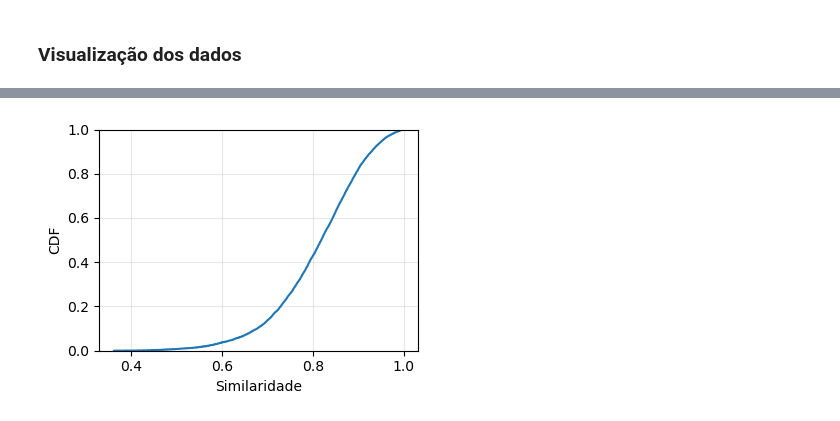
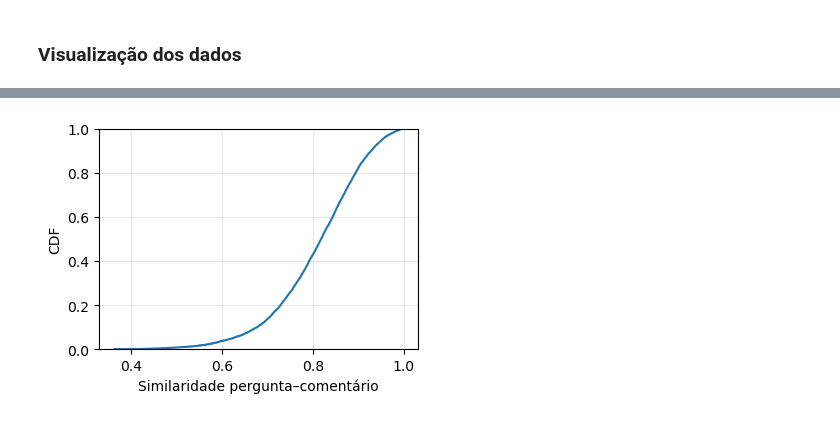
Before and after one commit to gabrielct1/projeto-gravidez, a Jupyter notebook: notebooks/embed_dist.ipynb, the cells around one changed output, grey strips where cells are left out. Saved outputs shown, nothing was run; the diff lists cells and outputs as text; code cells hidden in the pictures.

```diff
--- a/notebooks/embed_dist.ipynb
+++ b/notebooks/embed_dist.ipynb
@@ -36,16 +37,16 @@ os.makedirs(OUTPUT_PATH_EMBEDDINGS, exist_ok=True)
 # %% [markdown]
 ### Carregamento e preparação dos dados
 # %%
-TERMS = []
+gold_questions = []
 
-with open(DATA_PATH_QUERIES, "r", encoding="utf-8") as f:
+with open(DATA_PATH_GOLD, "r", encoding="utf-8") as f:
     for line in f:
         line = line.strip()
 
         if line:
-            TERMS.append(line)
+            gold_questions.append(line)
 
-print(TERMS)
+print(gold_questions)
 # %% [output]
 ['Como ter certeza que estou grávida?', 'Quando devo começar as visitas ao pré-natal?', 'Onde posso fazer o pré-natal?', 'Quantas consultas de pré-natal será bom para mim e para meu bebê?', 'O que dev ...
 # %%
@@ -496,8 +485,7 @@ X_original = np.vstack([original_comments, comments])
 # %%
-X_pca_original = pca.fit_transform(X_original)
-X_original_2d = tsne.fit_transform(X_pca_original)
-
-len_original_comments = len(original_comments)
-original_comments_2d = X_original_2d[:len_original_comments]
-comments_2d_ = X_original_2d[len_original_comments:]
+# Como os embeddings já estão normalizados, o produto escalar é o cosseno.
+df_pairs['similaridade_pergunta_comentario'] = np.sum(
+    question_embeddings * paired_comment_embeddings,
+    axis=1,
+)
 # %%
@@ -558,10 +502,6 @@ plt.show()
 # %%
-df_pairs = df_questions.merge(
-    df_comments[["comment_id", "comment"]],
-    on="comment_id",
-    how="left",
-    validate="many_to_one",
-)
-
-assert df_pairs["comment"].notna().all()
+pair_columns = [
+    'comment_id', 'perguntas', 'comment',
+    'similaridade_pergunta_comentario', 'topic_id', 'Name',
+]
 # %%
@@ -593,5 +523,8 @@ comment_embeddings = MODEL.encode(
 # %%
-df_pairs["similaridade"] = np.sum(
-    question_embeddings * comment_embeddings,
-    axis=1,
+similarity_by_topic = (
+    df_pairs
+    .groupby(['topic_id', 'Name'], dropna=False)['similaridade_pergunta_comentario']
+    .agg(['count', 'mean', 'median', 'std'])
+    .sort_values('mean')
 )
+similarity_by_topic.head()
@@ -598,14 +539,14 @@ df_pairs["similaridade"] = np.sum(
 # %%
 plt.figure(figsize=(4, 3))
 sns.ecdfplot(
     data=df_pairs,
-    x="similaridade",
+    x='similaridade_pergunta_comentario',
 )
 
 plt.ylabel('CDF')
-plt.xlabel('Similaridade')
+plt.xlabel('Similaridade pergunta–comentário')
 plt.grid(alpha=0.3)
 plt.tight_layout()
 plt.show()
 # %% [output]
-[figure, old version]
+[figure, new version]
```
Also changed, not shown: parts of 29 cells of this notebook, 2 other files.
